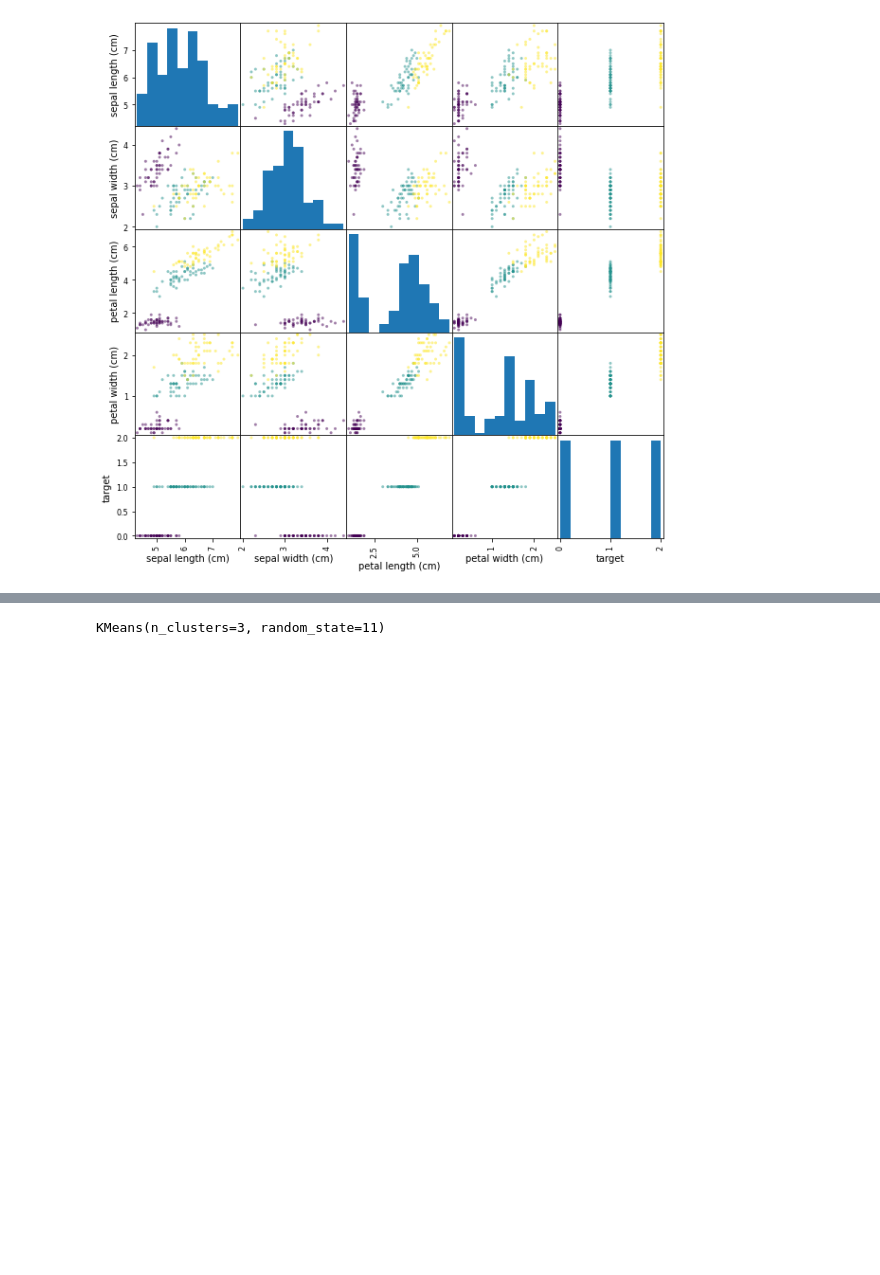
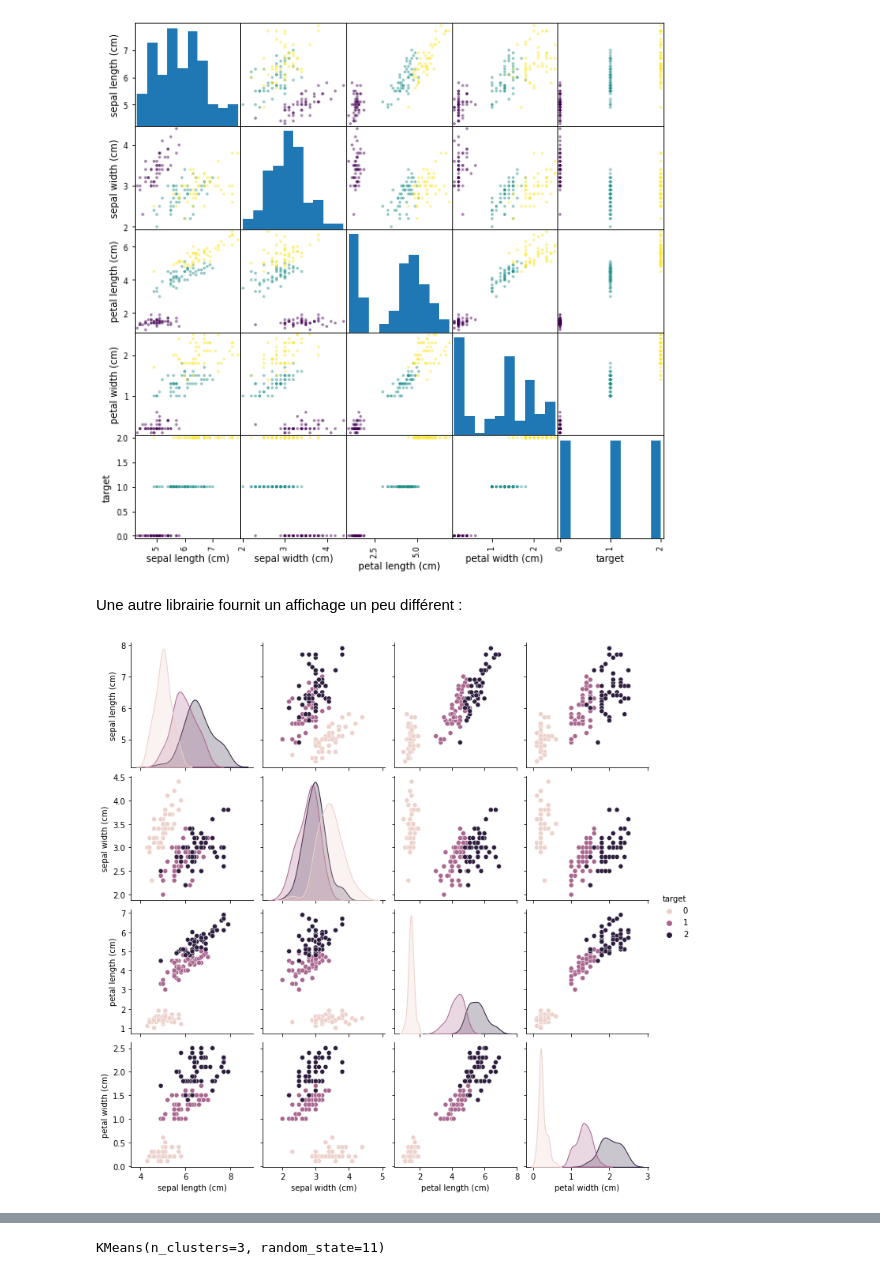
Before and after one commit to mkirschpin/CoursPython, a Jupyter notebook: solutions/Exo7.ipynb, the cells around one changed output, grey strips where cells are left out. Cells and saved outputs as stored; diff of their text form; code cells hidden in the pictures; blank space fills up the shorter version.

```diff
--- a/solutions/Exo7.ipynb
+++ b/solutions/Exo7.ipynb
@@ -81,6 +83,14 @@ plt.plot()
 # %% [output]
 []
 [figure]
+# %% [markdown]
+Une autre librairie fournit un affichage un peu différent :
+# %%
+import seaborn as sns
+grid = sns.pairplot(data=iris_df, vars=iris_df.columns[0:4],
+     hue='target')
+# %% [output]
+[figure, added]
 # %% [markdown]
 ## Création du modèle
 
```
Also changed, not shown: parts of 14 cells of this notebook.
